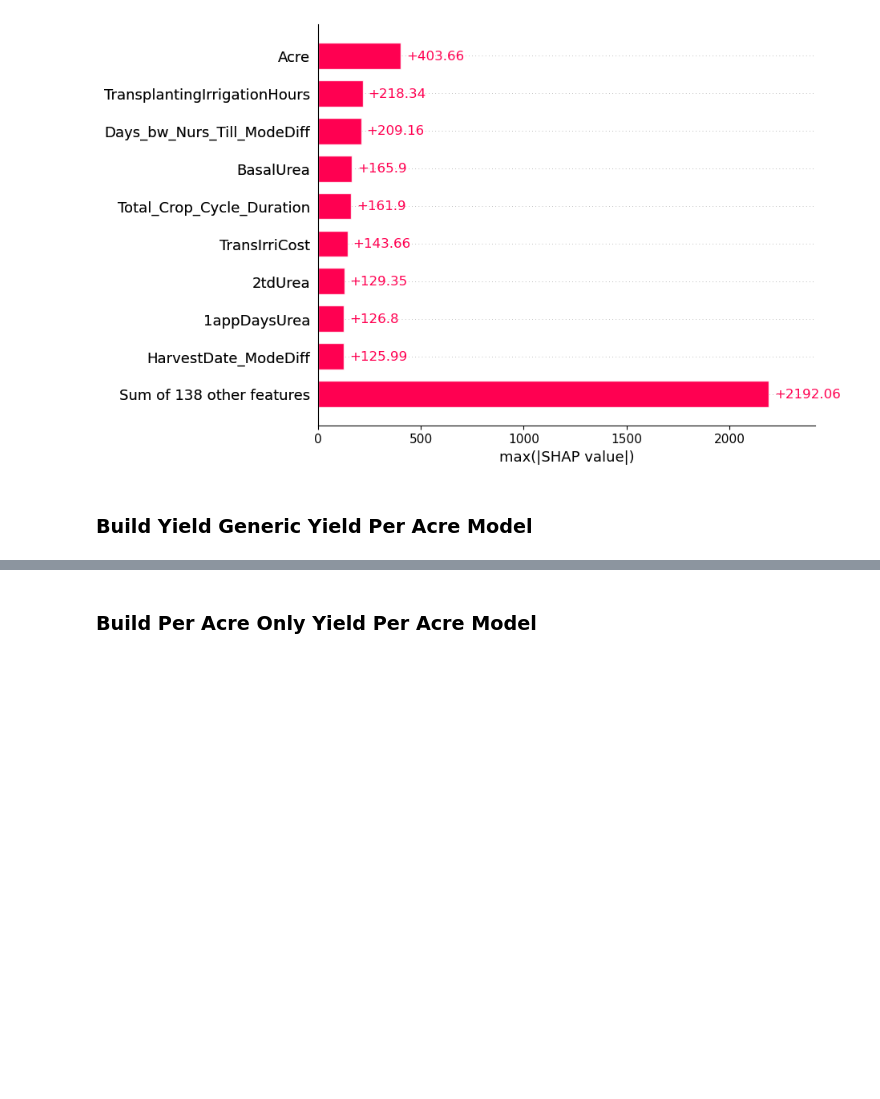
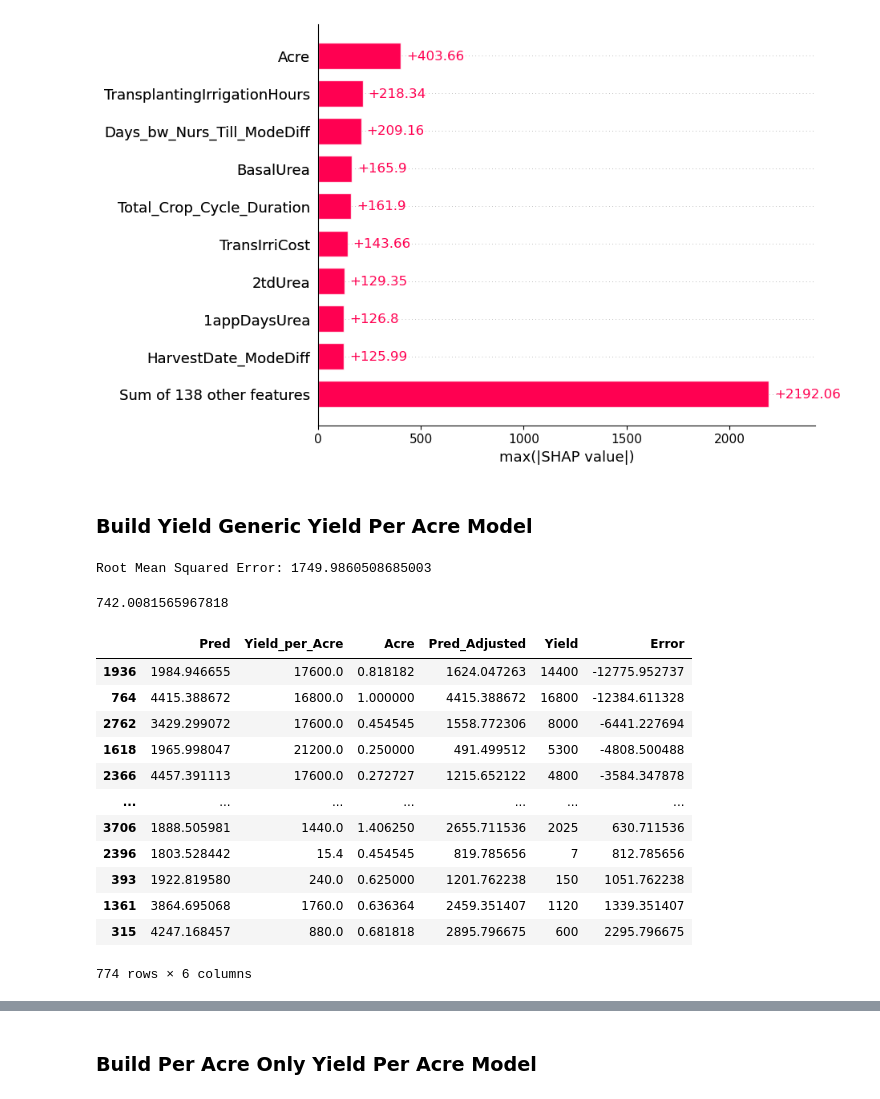
Before and after one commit to rapsoj/crop-yield-estimate, a Jupyter notebook: 03-model-building/test.ipynb, the cells around one changed output, grey strips where cells are left out. Cells and saved outputs as stored; diff of their text form; code cells hidden in the pictures; blank space fills up the shorter version.

```diff
--- a/03-model-building/test.ipynb
+++ b/03-model-building/test.ipynb
@@ -117,6 +117,60 @@ Root Mean Squared Error: 864.4510452205583
 [figure]
 # %% [markdown]
 ### Build Yield Generic Yield Per Acre Model
+# %%
+# Split data
+X, y = df_train.drop(["Yield","Yield_per_Acre"], axis=1), df_train["Yield_per_Acre"]
+
+# Split the data into training and testing sets
+X_train, X_test, y_train, y_test = train_test_split(X, y, test_size=0.2, random_state=42)
+
+# Instantiate an XGBoost regressor model
+xg_reg = xgb.XGBRegressor(objective ='reg:squarederror', colsample_bytree = 0.3,
+                          learning_rate = 0.1, max_depth = 5, alpha = 10,
+                          n_estimators = 10)
+
+# Train the XGBoost model
+xg_reg.fit(X_train, y_train)
+
+# Predict on the test set
+y_pred = xg_reg.predict(X_test)
+
+# Evaluate the model using RMSE (Root Mean Squared Error)
+indices = list(y_test.index)
+rmse = mean_squared_error(df_train.loc[indices]["Yield"], y_pred * df_train.loc[indices]["Acre"], squared=False)
+print("Root Mean Squared Error:", rmse)
+# %% [output]
+Root Mean Squared Error: 1749.9860508685003
+# %%
+train = cleaning.clean_data(train_path)
+train = feature_engineering.get_features(train)
+
+new = df_train
+new.loc[indices, "Pred"] = y_pred
+new["Acre"] = train["Acre"]
+new["Pred_Adjusted"] = new["Pred"] * new["Acre"]
+new["Error"] = new["Pred_Adjusted"] - new["Yield"]
+rmse = mean_squared_error(df_train.loc[indices]["Yield"], y_pred * df_train.loc[indices]["Acre"], squared=False)
+rmse
+# %% [output]
+742.0081565967818
+# %%
+data = new.loc[indices][['Pred','Yield_per_Acre','Acre','Pred_Adjusted','Yield',"Error"]]
+data.sort_values(by='Error')
+# %% [output]
+|  | Pred | Yield_per_Acre | Acre | Pred_Adjusted | Yield | Error |
+| 1936 | 1984.946655 | 17600.0 | 0.818182 | 1624.047263 | 14400 | -12775.952737 |
+| 764 | 4415.388672 | 16800.0 | 1.000000 | 4415.388672 | 16800 | -12384.611328 |
+| 2762 | 3429.299072 | 17600.0 | 0.454545 | 1558.772306 | 8000 | -6441.227694 |
+| 1618 | 1965.998047 | 21200.0 | 0.250000 | 491.499512 | 5300 | -4808.500488 |
+| 2366 | 4457.391113 | 17600.0 | 0.272727 | 1215.652122 | 4800 | -3584.347878 |
+| ... | ... | ... | ... | ... | ... | ... |
+| 3706 | 1888.505981 | 1440.0 | 1.406250 | 2655.711536 | 2025 | 630.711536 |
+| 2396 | 1803.528442 | 15.4 | 0.454545 | 819.785656 | 7 | 812.785656 |
+| 393 | 1922.819580 | 240.0 | 0.625000 | 1201.762238 | 150 | 1051.762238 |
+| 1361 | 3864.695068 | 1760.0 | 0.636364 | 2459.351407 | 1120 | 1339.351407 |
+| 315 | 4247.168457 | 880.0 | 0.681818 | 2895.796675 | 600 | 2295.796675 |
+774 rows × 6 columns
 # %%
 # Split data
 X, y = df_train.drop(["Yield","Yield_per_Acre"], axis=1), df_train["Yield_per_Acre"]
```
Also changed, not shown: parts of 2 cells of this notebook, 1 other file.
